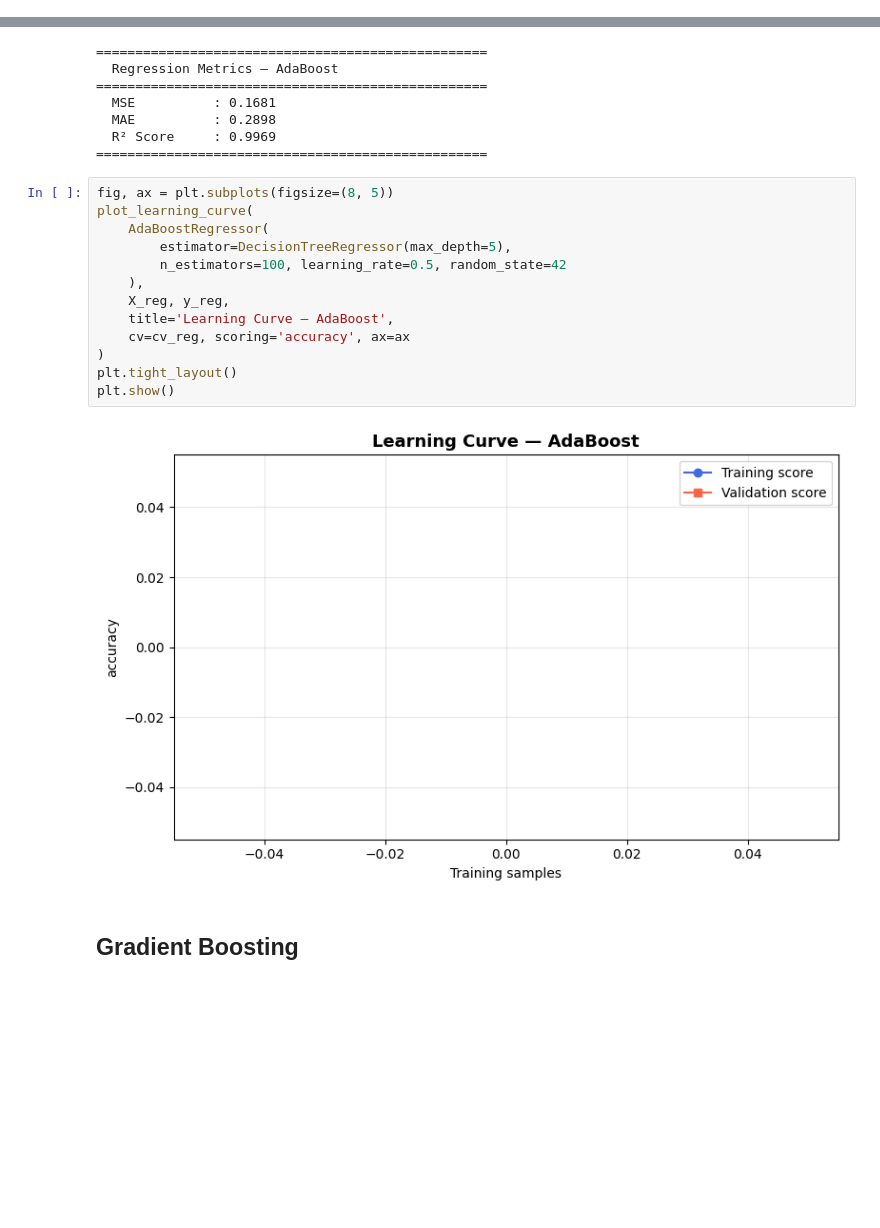
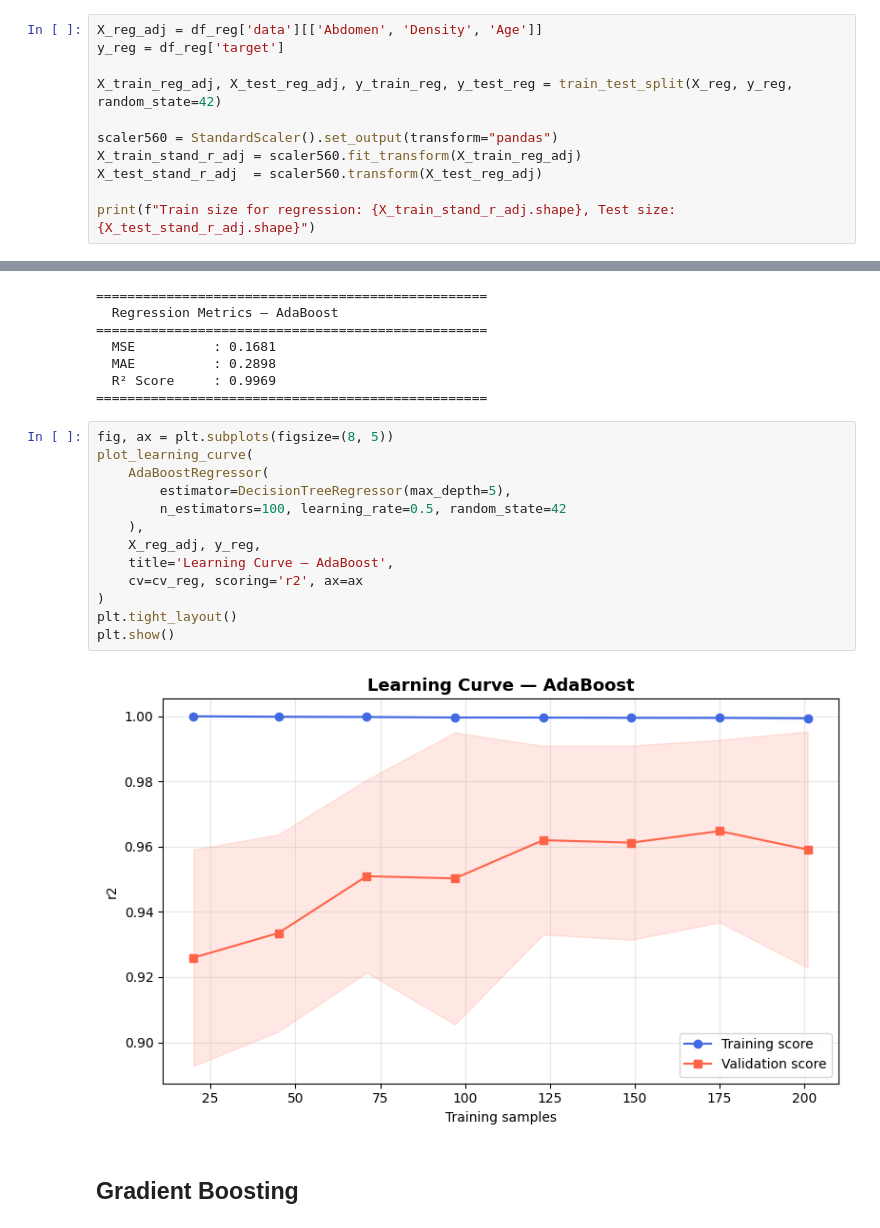
Before and after one commit to Jero2110/Advanced_ML_Phase_3, a Jupyter notebook: analysis/G01_Jeronimo_Ramos_Phase3.ipynb, the cells around one changed output, grey strips where cells are left out. Saved outputs shown, nothing was run; the diff lists cells and outputs as text; blank space fills up the shorter version.

```diff
--- a/analysis/G01_Jeronimo_Ramos_Phase3.ipynb
+++ b/analysis/G01_Jeronimo_Ramos_Phase3.ipynb
@@ -423,0 +516,11 @@ plt.show()
+# %%
+X_reg_adj = df_reg['data'][['Abdomen', 'Density', 'Age']]
+y_reg = df_reg['target']
+
+X_train_reg_adj, X_test_reg_adj, y_train_reg, y_test_reg = train_test_split(X_reg, y_reg, random_state=42)
+
+scaler560 = StandardScaler().set_output(transform="pandas")
+X_train_stand_r_adj = scaler560.fit_transform(X_train_reg_adj)
+X_test_stand_r_adj  = scaler560.transform(X_test_reg_adj)
+
+print(f"Train size for regression: {X_train_stand_r_adj.shape}, Test size: {X_test_stand_r_adj.shape}")
@@ -605,18 +802,18 @@ clf_results.append({'Model': 'AdaBoost', **metrics_ada_r})
 # %%
 fig, ax = plt.subplots(figsize=(8, 5))
 plot_learning_curve(
     AdaBoostRegressor(
         estimator=DecisionTreeRegressor(max_depth=5),
         n_estimators=100, learning_rate=0.5, random_state=42
     ),
-    X_reg, y_reg,
+    X_reg_adj, y_reg,
     title='Learning Curve — AdaBoost',
-    cv=cv_reg, scoring='accuracy', ax=ax
+    cv=cv_reg, scoring='r2', ax=ax
 )
 plt.tight_layout()
 plt.show()
 # %% [output]
-[figure, old version]
+[figure, new version]
 # %% [markdown]
 ## Gradient Boosting
 # %% [markdown]
```
Also changed, not shown: parts of 21 cells of this notebook.
